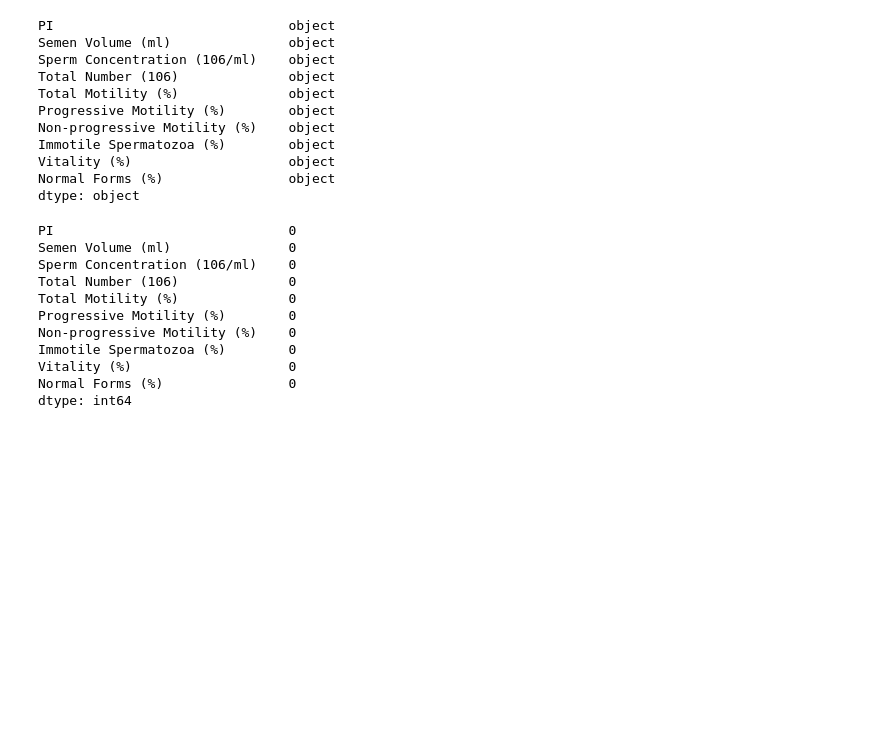
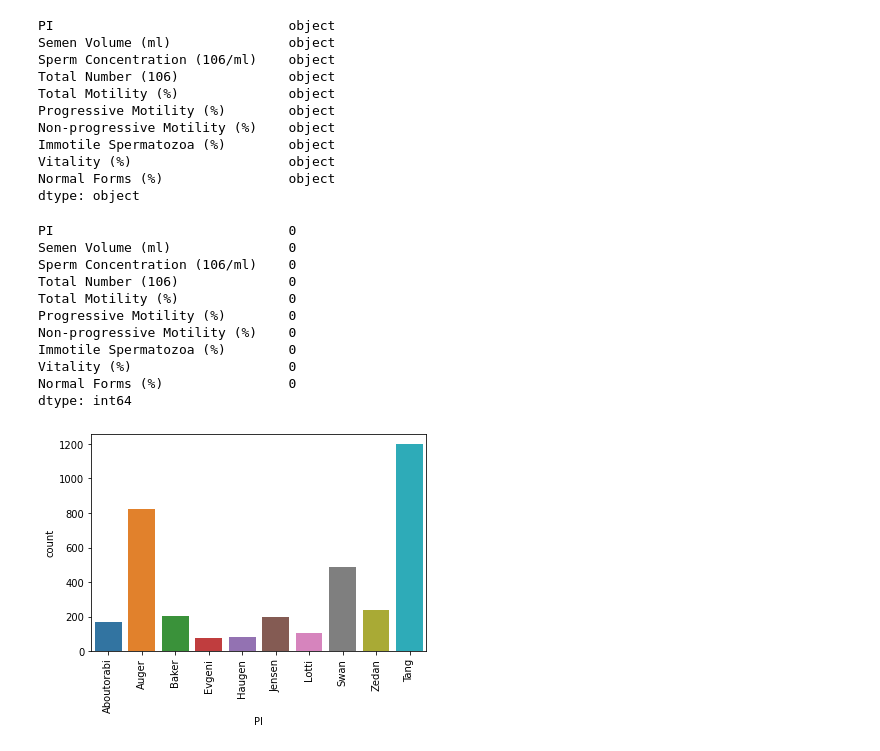
Before and after one commit to djajsk/Fertility_Analysis, a Jupyter notebook: Fertilty/fertility.ipynb, the cells around one changed output. Drawn from its saved outputs; the diff is of its cells as text; code cells hidden in the pictures; blank space fills up the shorter version.

Commit message:
Basic Graphs

```diff
--- a/Fertilty/fertility.ipynb
+++ b/Fertilty/fertility.ipynb
@@ -71,3 +71,9 @@ Immotile Spermatozoa (%)        0
 Vitality (%)                    0
 Normal Forms (%)                0
 dtype: int64
+# %%
+sns.countplot(x='PI', data=df)
+plt.xticks(rotation=90)
+plt.show()
+# %% [output]
+[figure, added]
```
Also changed, not shown: parts of 4 cells of this notebook.
